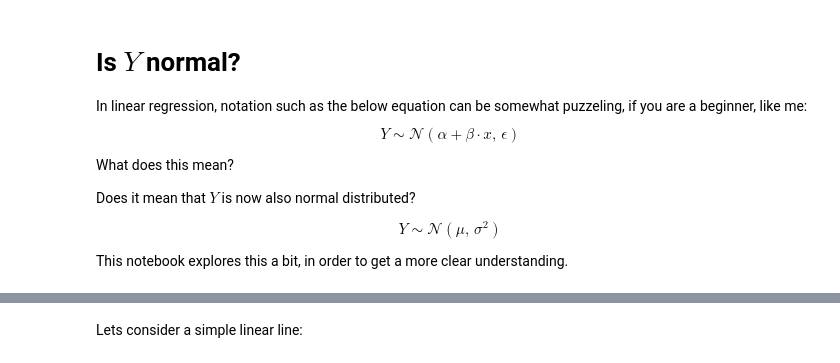
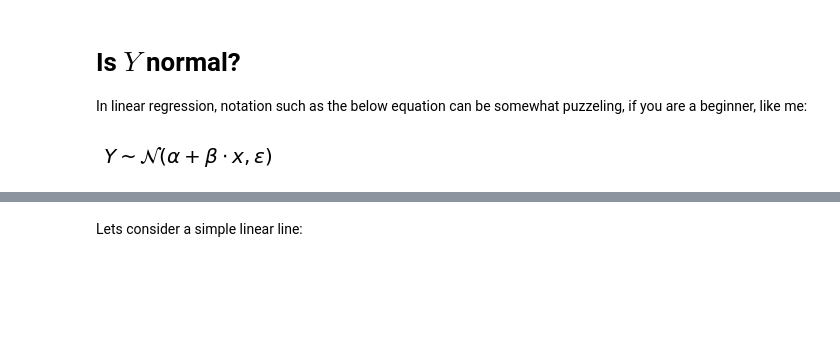
Before and after one commit to martinlarsalbert/kaggle, a Jupyter notebook: kernels/y-is-normal/y-is-normal.ipynb, the cells around one changed output, grey strips where cells are left out. Saved outputs shown, nothing was run; the diff lists cells and outputs as text; code cells hidden in the pictures; blank space fills up the shorter version.

Commit message:
used matplotlib to render LaTeX

```diff
--- a/kernels/y-is-normal/y-is-normal.ipynb
+++ b/kernels/y-is-normal/y-is-normal.ipynb
@@ -1,15 +1,3 @@
-# %% [markdown]
-# Is $Y$ normal?
-In linear regression, notation such as the below equation can be somewhat puzzeling, if you are a beginner, like me:
-$$ Y \sim \mathcal{N}(\alpha+\beta \cdot x,\,\epsilon)\ $$
-
-What does this mean?
-
-Does it mean that $ Y $ is now also normal distributed?
-
-$$ Y \sim \mathcal{N}(\mu,\,\sigma^{2})\ $$
-
-This notebook explores this a bit, in order to get a more clear understanding.
 # %%
 # This Python 3 environment comes with many helpful analytics libraries installed
 # It is defined by the kaggle/python Docker image: https://github.com/kaggle/docker-python
@@ -20,3 +8,33 @@ import pandas as pd # data processing, CSV file I/O (e.g. pd.read_csv)
 import matplotlib.pyplot as plt
 import seaborn as sns
 import sympy as sp
+# %%
+def display(eq:sp.Eq, size=20):
+    """
+    Use matplotlib to render LaTeX equations to figure within notebook.
+
+    ----------
+    eq : str or sympy.Eq
+    LaTeX equation to render
+
+    size : int
+    size of the equation
+    """
+
+    if isinstance(eq, str):
+        eq_latex = eq
+    else:
+        eq_latex = sp.latex(eq)
+
+    fig,ax=plt.subplots()
+    fig.set_size_inches(0.01, 0.01)
+    ax.axis("off")
+    plt.title(r'$' + eq_latex + r'$' , size=size);
+# %% [markdown]
+# Is $Y$ normal?
+In linear regression, notation such as the below equation can be somewhat puzzeling, if you are a beginner, like me:
+# %%
+eq = r'Y \sim \mathcal{N}(\alpha+\beta \cdot x,\epsilon)'
+display(eq)
+# %% [output]
+[figure, added]
```
Also changed, not shown: parts of 9 cells of this notebook, 1 other file.
